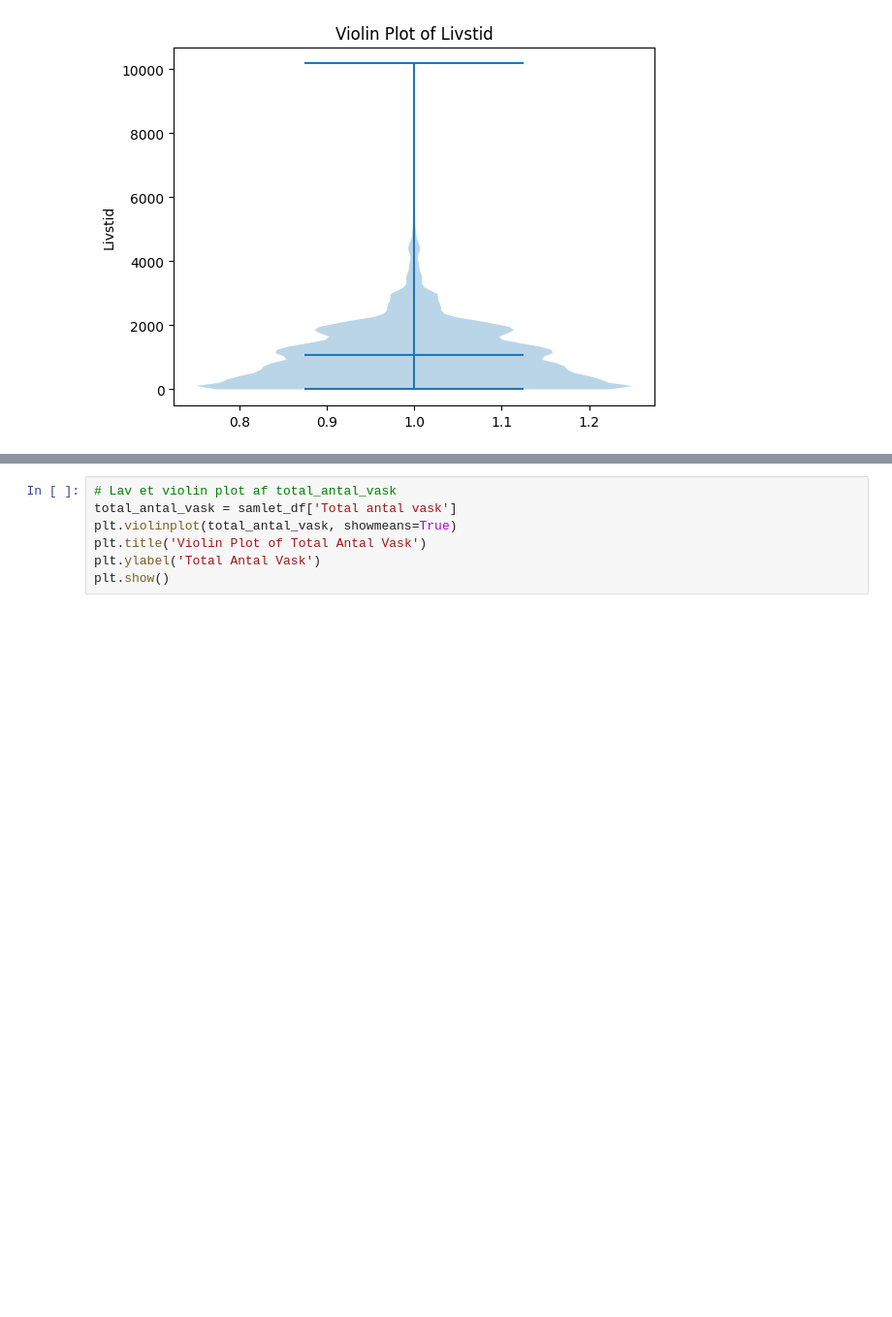
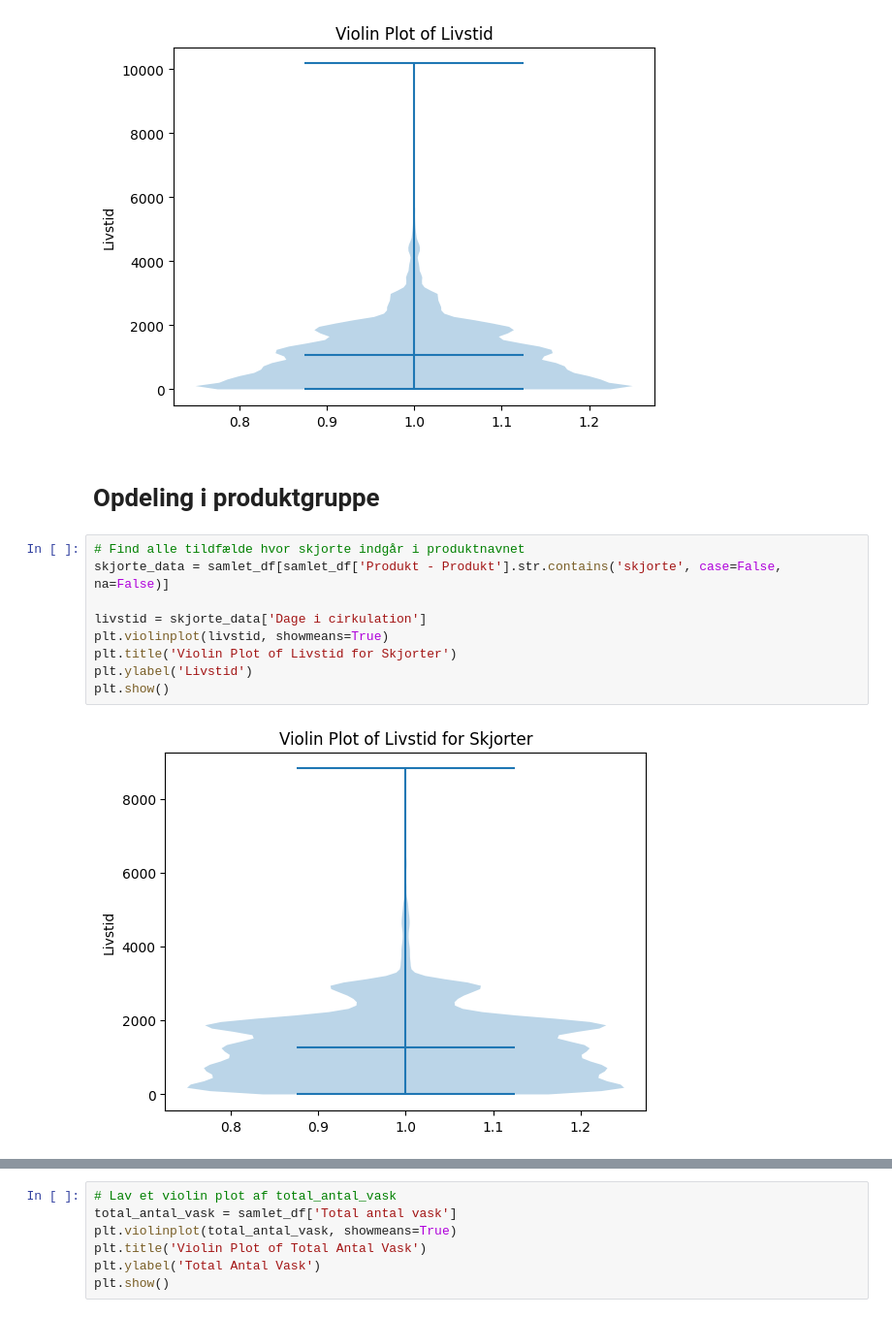
Before and after one commit to Mathias2209/Dataprojekt, a Jupyter notebook: Violinplots.ipynb, the cells around one changed output, grey strips where cells are left out. Shown at 97% size. Drawn from its saved outputs; the diff is of its cells as text; blank space fills up the shorter version.

Commit message:
Update Violinplots.ipynb
Anden udgave

```diff
--- a/Violinplots.ipynb
+++ b/Violinplots.ipynb
@@ -46,3 +48,16 @@ plt.ylabel('Livstid')
 plt.show()
 # %% [output]
 [figure]
+# %% [markdown]
+# Opdeling i produktgruppe
+# %%
+# Find alle tildfælde hvor skjorte indgår i produktnavnet
+skjorte_data = samlet_df[samlet_df['Produkt - Produkt'].str.contains('skjorte', case=False, na=False)]
+
+livstid = skjorte_data['Dage i cirkulation']
+plt.violinplot(livstid, showmeans=True)
+plt.title('Violin Plot of Livstid for Skjorter')
+plt.ylabel('Livstid')
+plt.show()
+# %% [output]
+[figure, added]
```
Also changed, not shown: parts of 8 cells of this notebook.
